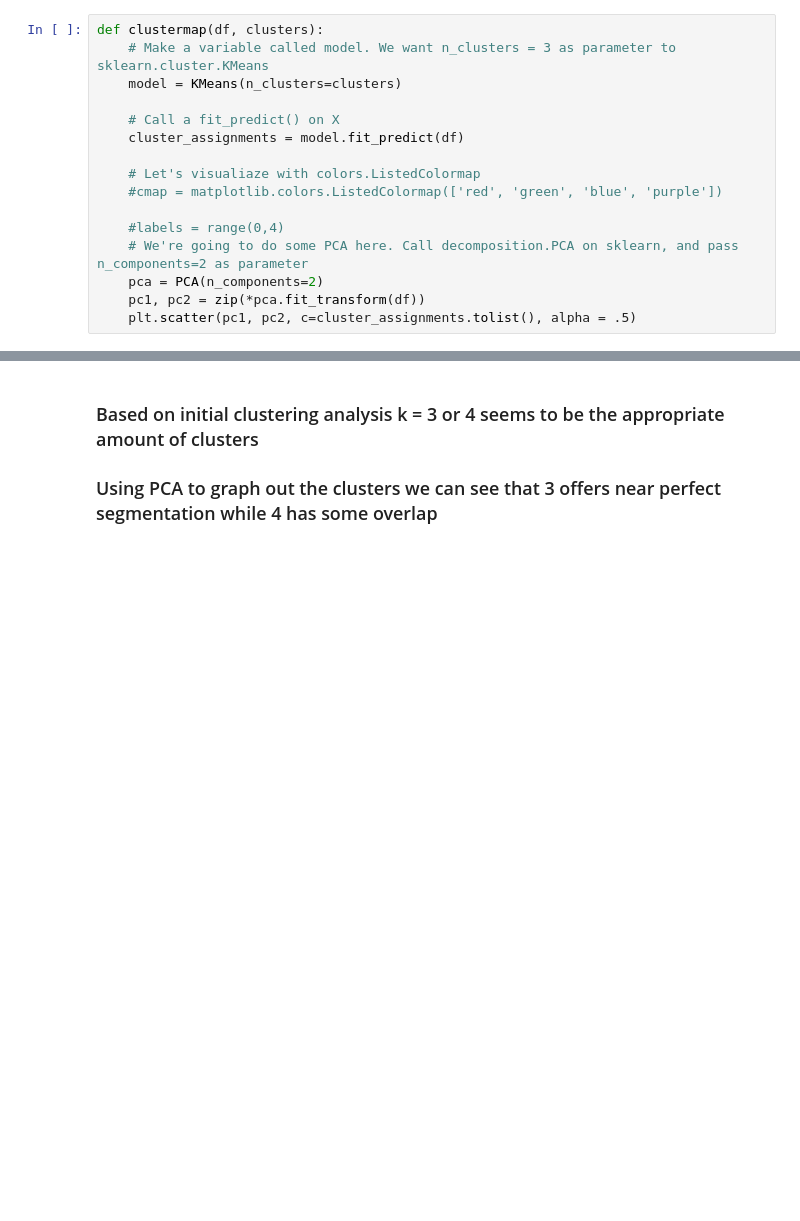
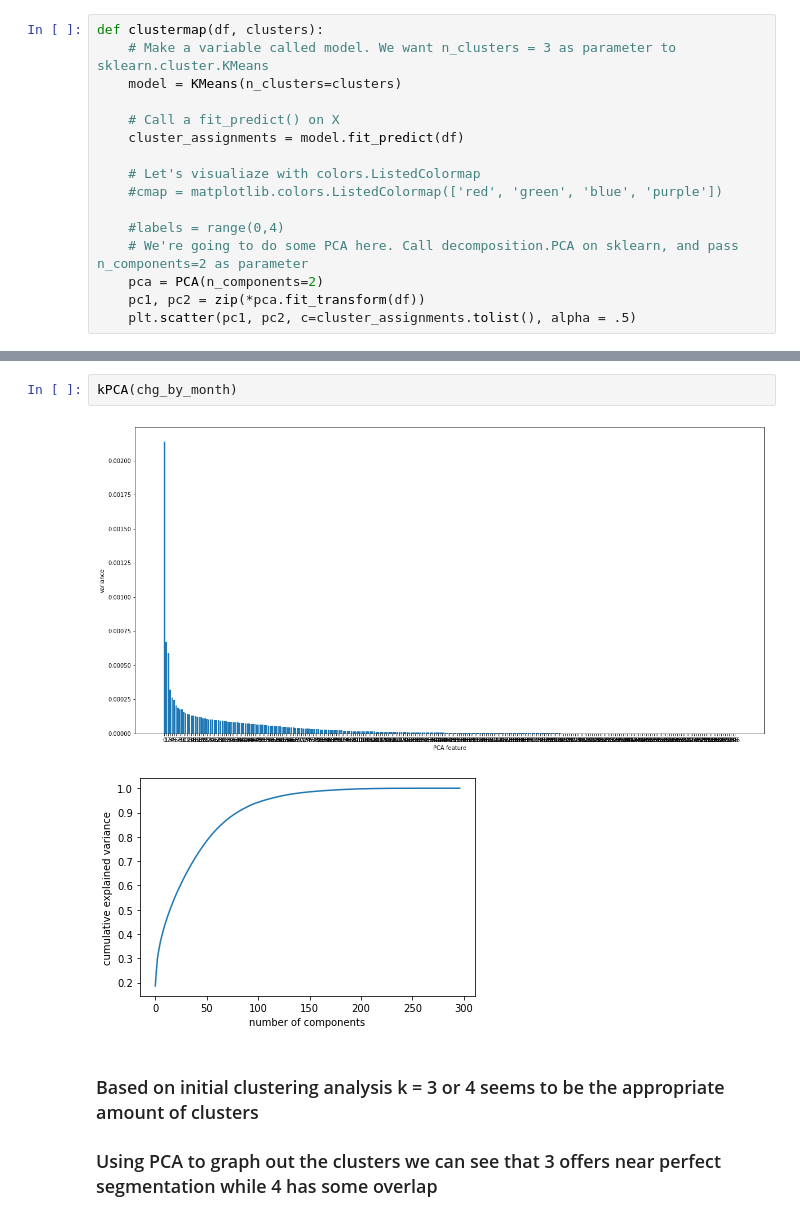
Before and after one commit to nmur1589/Capstone3, a Jupyter notebook: Capstone 3.2_Kmeans.ipynb, the cells around one changed output, grey strips where cells are left out. Drawn from its saved outputs; the diff is of its cells as text; blank space fills up the shorter version.

```diff
--- a/Capstone 3.2_Kmeans.ipynb
+++ b/Capstone 3.2_Kmeans.ipynb
@@ -102,3 +102,8 @@ def clustermap(df, clusters):
+# %%
+kPCA(chg_by_month)
+# %% [output]
+[figure, added]
+[figure, added]
 # %% [markdown]
 ### Based on initial clustering analysis k = 3 or 4 seems to be the appropriate amount of clusters
 ### Using PCA to graph out the clusters we can see that 3 offers near perfect segmentation while 4 has some overlap
```
Also changed, not shown: parts of 6 cells of this notebook, 1 other file.
